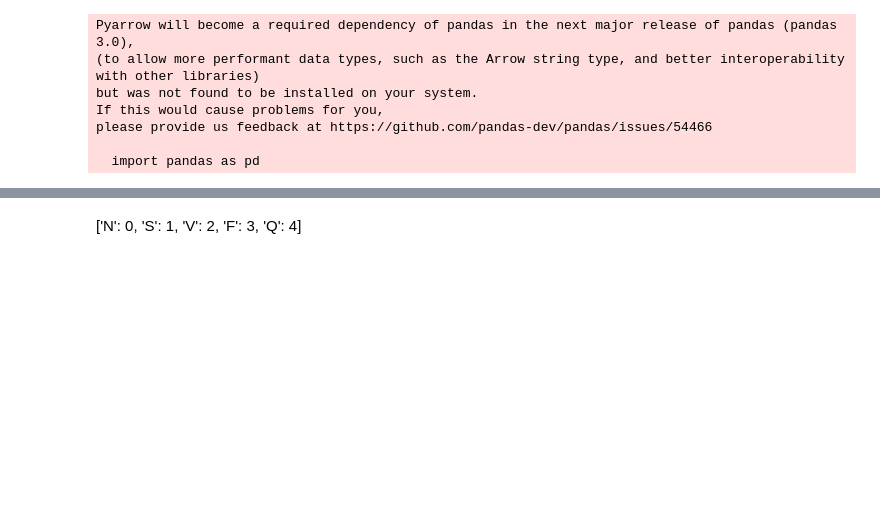
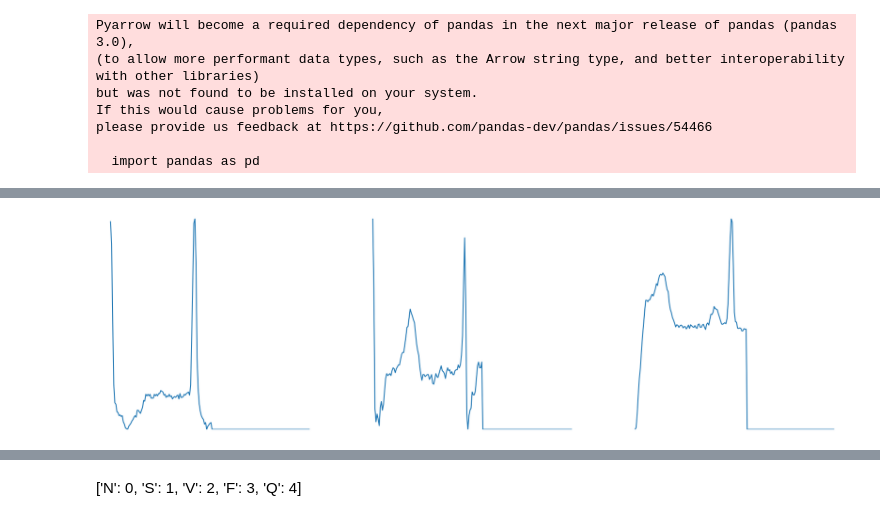
Before and after one commit to tinh2406/server_iot, a Jupyter notebook: train.ipynb, the cells around one changed output, grey strips where cells are left out. Cells and saved outputs as stored; diff of their text form; code cells hidden in the pictures; blank space fills up the shorter version.

```diff
--- a/train.ipynb
+++ b/train.ipynb
@@ -27,0 +62,21 @@ plt.plot(X_train[100])
+# %%
+import matplotlib.pyplot as plt
+
+plt.figure(figsize=(21, 6))
+plt.subplot(1, 3, 1)
+plt.plot(x1[10], label='Normal')
+plt.ylim(0, 1)
+
+
+plt.axis('off')
+plt.subplot(1, 3, 2)
+plt.plot(x2[0], label='Supraventricular')
+plt.ylim(0, 1)
+plt.axis('off')
+plt.subplot(1, 3, 3)
+plt.plot(x3[0], label='Ventricular')
+plt.ylim(0, 1)
+plt.axis('off')
+plt.show()
+# %% [output]
+[figure, added]
```
Also changed, not shown: parts of 19 cells of this notebook, 1 other file.
